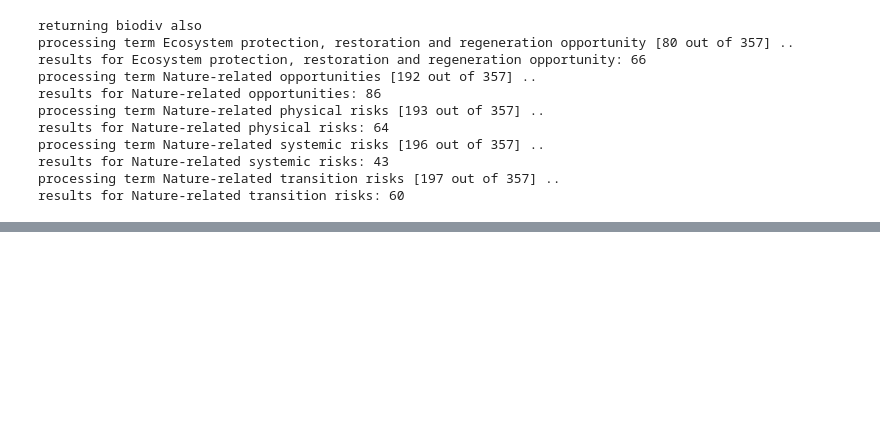
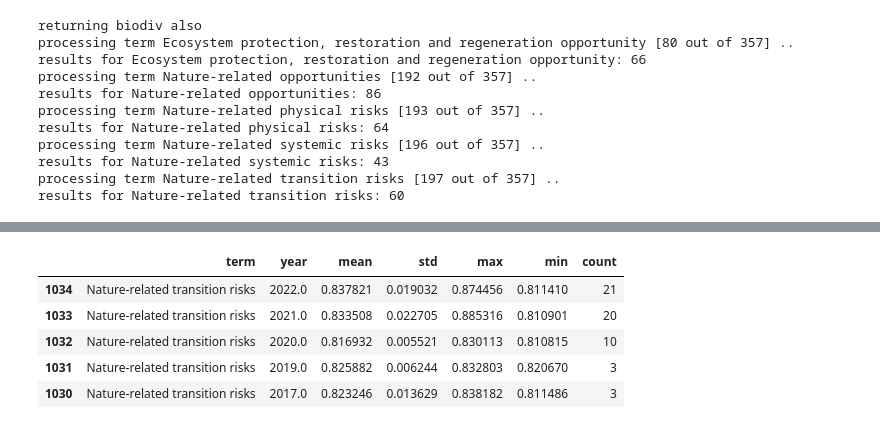
Before and after one commit to jkammering97/neo4j_repository, a Jupyter notebook: biodiversity_term_analysis.ipynb, the cells around one changed output, grey strips where cells are left out. Saved outputs shown, nothing was run; the diff lists cells and outputs as text; code cells hidden in the pictures; blank space fills up the shorter version.

```diff
--- a/biodiversity_term_analysis.ipynb
+++ b/biodiversity_term_analysis.ipynb
@@ -92,0 +118,14 @@ results for Nature-related transition risks: 60
+# %%
+similarity_stats_n100 = all_terms_similar_embeddings.groupby(["term","year"])["score"].agg(["mean", "std", "max", "min", "count"]).reset_index()
+
+# Rank terms based on mean similarity score (descending order)
+similarity_stats_n100 = similarity_stats_n100.sort_values(by=["term","year","mean"], ascending=False)
+# %%
+similarity_stats_n100[similarity_stats_n100['term'].isin(terms)].head(5)
+# %% [output]
+|  | term | year | mean | std | max | min | count |
+| 1034 | Nature-related transition risks | 2022.0 | 0.837821 | 0.019032 | 0.874456 | 0.811410 | 21 |
+| 1033 | Nature-related transition risks | 2021.0 | 0.833508 | 0.022705 | 0.885316 | 0.810901 | 20 |
+| 1032 | Nature-related transition risks | 2020.0 | 0.816932 | 0.005521 | 0.830113 | 0.810815 | 10 |
+| 1031 | Nature-related transition risks | 2019.0 | 0.825882 | 0.006244 | 0.832803 | 0.820670 | 3 |
+| 1030 | Nature-related transition risks | 2017.0 | 0.823246 | 0.013629 | 0.838182 | 0.811486 | 3 |
```
Also changed, not shown: parts of 23 cells of this notebook, 1 other file.
